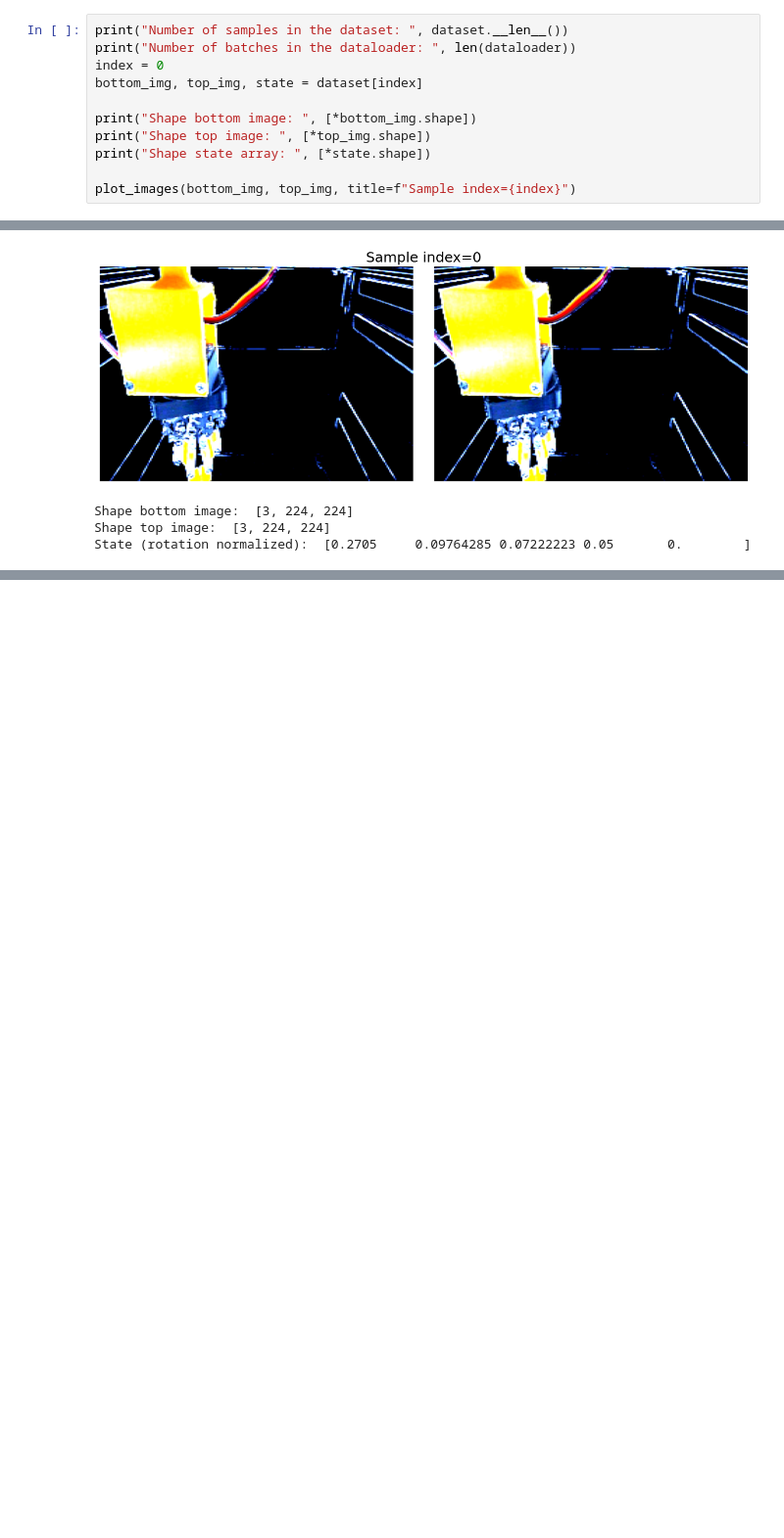
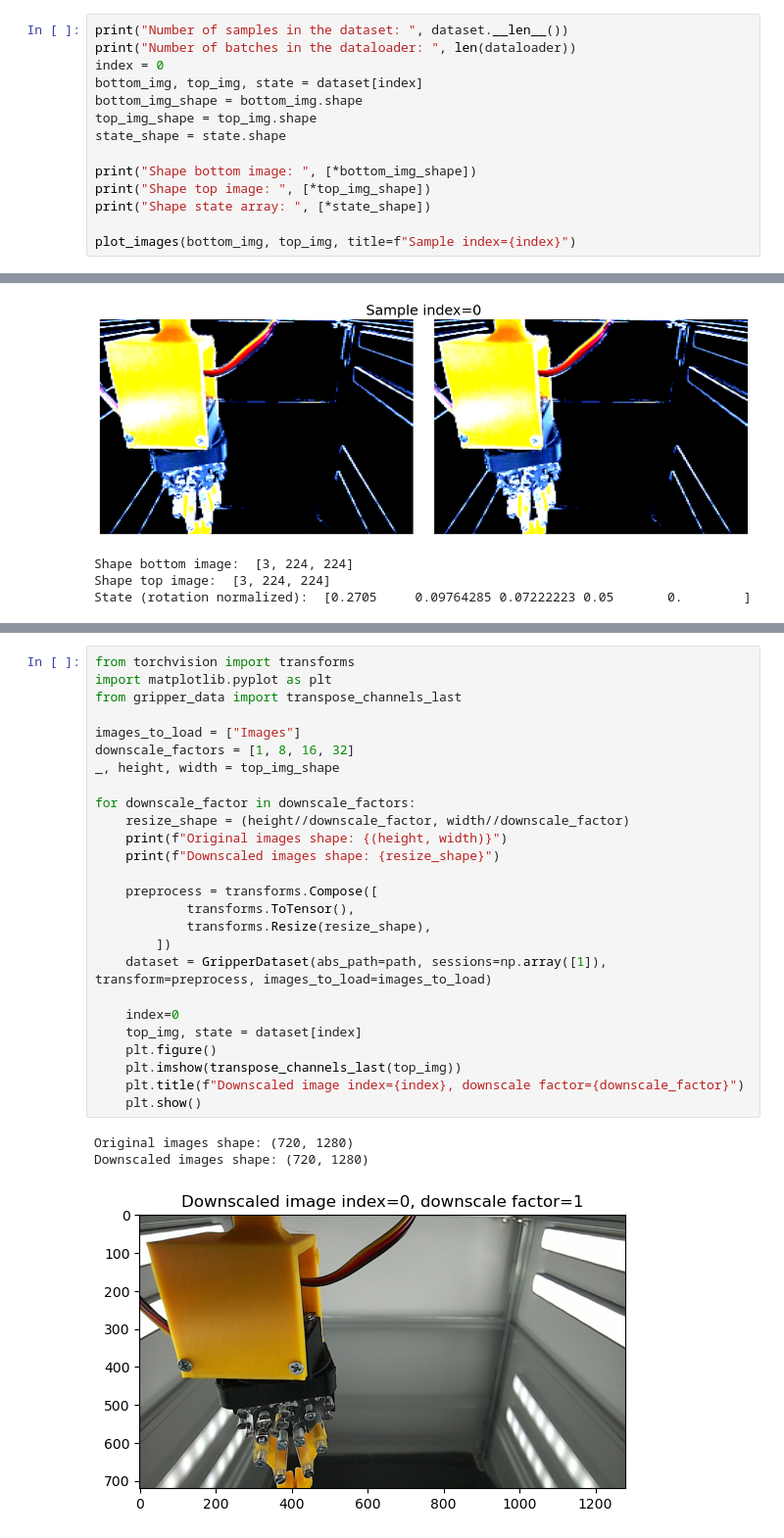
Before and after one commit to GiacomoBillo/cloudgripper-visual-autoencoder, a Jupyter notebook: visual_autoencoder/data.ipynb, the cells around one changed output, grey strips where cells are left out. Shown at 98% size. Saved outputs shown, nothing was run; the diff lists cells and outputs as text; blank space fills up the shorter version.

Commit message:
feat: downscale image resolution

```diff
--- a/visual_autoencoder/data.ipynb
+++ b/visual_autoencoder/data.ipynb
@@ -54,10 +54,13 @@ print("Number of samples in the dataset: ", dataset.__len__())
 print("Number of batches in the dataloader: ", len(dataloader))
 index = 0
 bottom_img, top_img, state = dataset[index]
+bottom_img_shape = bottom_img.shape
+top_img_shape = top_img.shape
+state_shape = state.shape
 
-print("Shape bottom image: ", [*bottom_img.shape])
-print("Shape top image: ", [*top_img.shape])
-print("Shape state array: ", [*state.shape])
+print("Shape bottom image: ", [*bottom_img_shape])
+print("Shape top image: ", [*top_img_shape])
+print("Shape state array: ", [*state_shape])
 
 plot_images(bottom_img, top_img, title=f"Sample index={index}")
 # %% [output]
@@ -195,0 +203,30 @@ State (rotation normalized):  [0.2705     0.09764285 0.07222223 0.05       0.
+# %%
+from torchvision import transforms
+import matplotlib.pyplot as plt
+from gripper_data import transpose_channels_last
+
+images_to_load = ["Images"]
+downscale_factors = [1, 8, 16, 32]
+_, height, width = top_img_shape
+
+for downscale_factor in downscale_factors:
+    resize_shape = (height//downscale_factor, width//downscale_factor)
+    print(f"Original images shape: {(height, width)}")
+    print(f"Downscaled images shape: {resize_shape}")
+
+    preprocess = transforms.Compose([
+            transforms.ToTensor(),
+            transforms.Resize(resize_shape),
+        ])
+    dataset = GripperDataset(abs_path=path, sessions=np.array([1]), transform=preprocess, images_to_load=images_to_load)
+
+    index=0
+    top_img, state = dataset[index]
+    plt.figure()
+    plt.imshow(transpose_channels_last(top_img))
+    plt.title(f"Downscaled image index={index}, downscale factor={downscale_factor}")
+    plt.show()
+# %% [output]
+Original images shape: (720, 1280)
+Downscaled images shape: (720, 1280)
+[figure, added]
```
Also changed, not shown: parts of 2 cells of this notebook.
